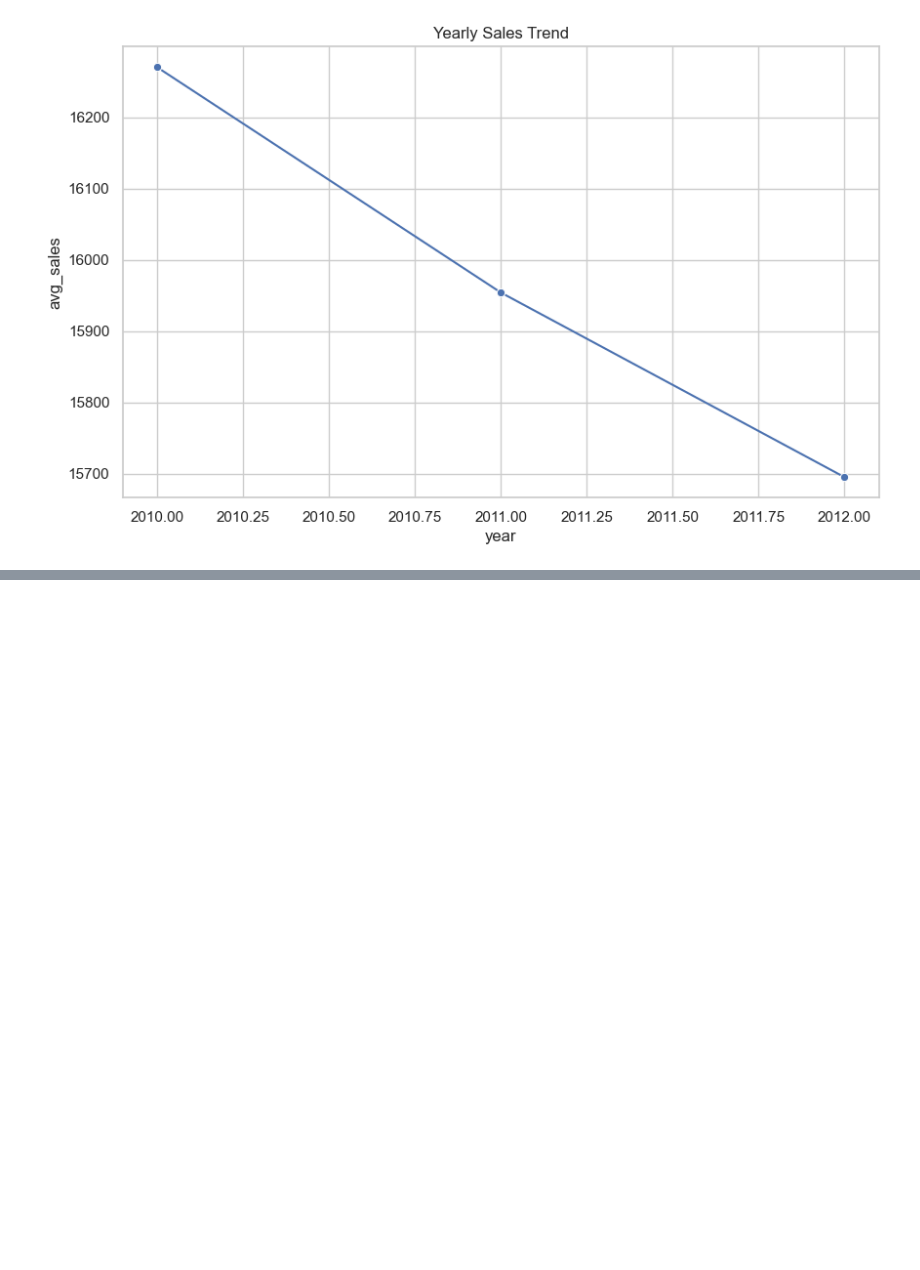
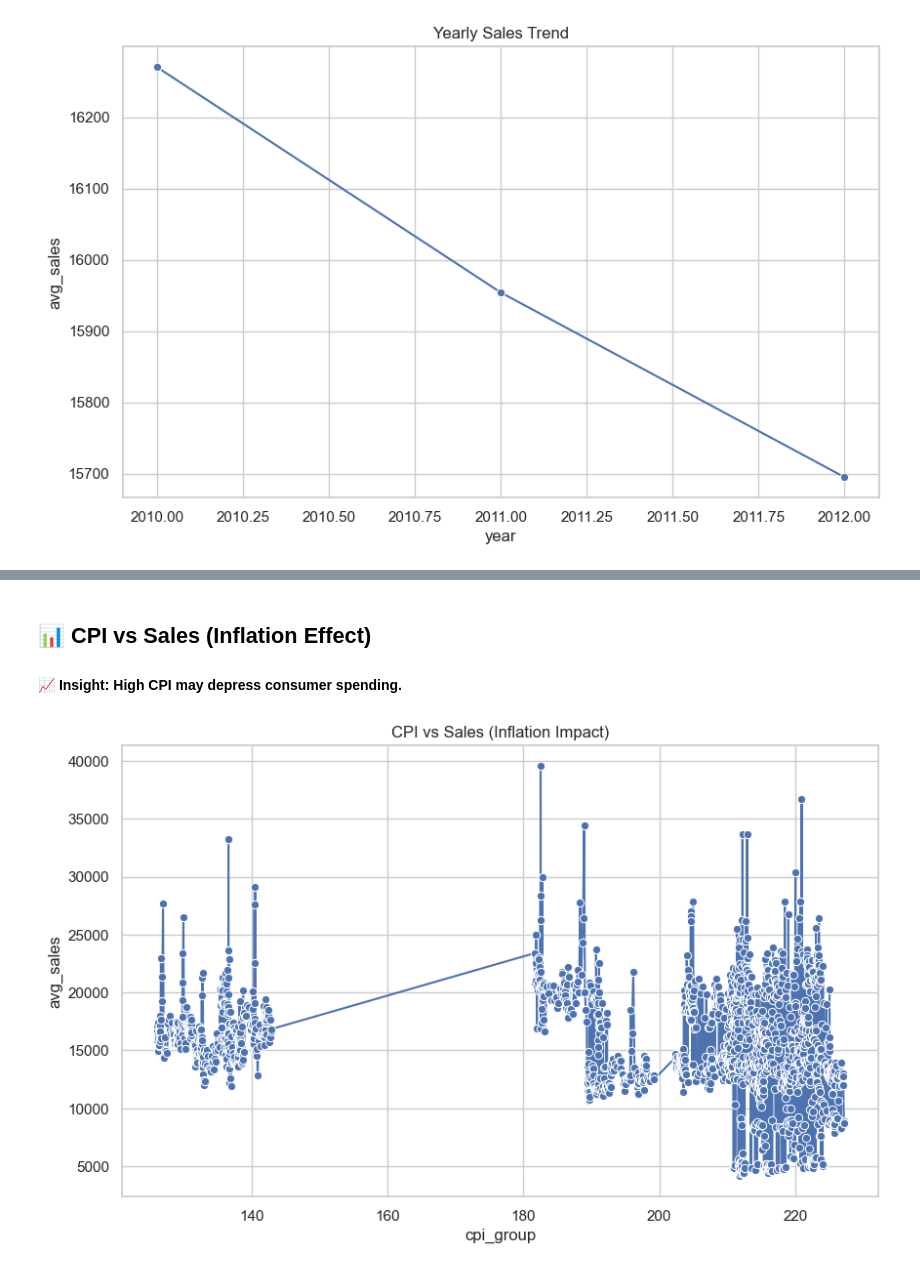
Before and after one commit to Mu111Ghoz/retail-sales-analytics, a Jupyter notebook: notebooks/eda_report.ipynb, the cells around one changed output, grey strips where cells are left out. Saved outputs shown, nothing was run; the diff lists cells and outputs as text; code cells hidden in the pictures; blank space fills up the shorter version.

```diff
--- a/notebooks/eda_report.ipynb
+++ b/notebooks/eda_report.ipynb
@@ -219,0 +171,20 @@ LINE 2: SELECT ROUND(AVG(f.markdown1 + f.markdown2 + f.markdown3 + f...
+# %% [markdown]
+## 📊 CPI vs Sales (Inflation Effect)
+#### 📈 Insight: High CPI may depress consumer spending.
+# %%
+sql_cpi = """
+SELECT
+    ROUND((f.cpi)::numeric, 2) AS cpi_group,
+    ROUND(AVG(t.weekly_sales)::numeric,2) AS avg_sales
+FROM train t
+JOIN features f ON t.store=f.store AND t.date=f.date
+GROUP BY cpi_group
+ORDER BY cpi_group;
+"""
+cpi_sales = pd.read_sql(sql_cpi, engine)
+
+sns.lineplot(x="cpi_group", y="avg_sales", data=cpi_sales, marker="o")
+plt.title("CPI vs Sales (Inflation Impact)")
+plt.show()
+# %% [output]
+[figure, added]
```
Also changed, not shown: parts of 14 cells of this notebook.
